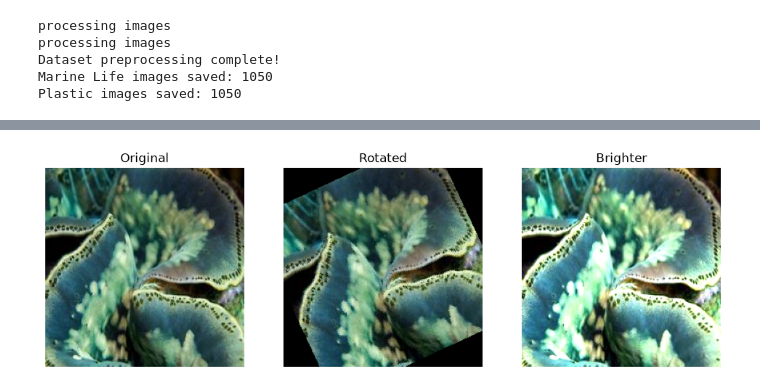
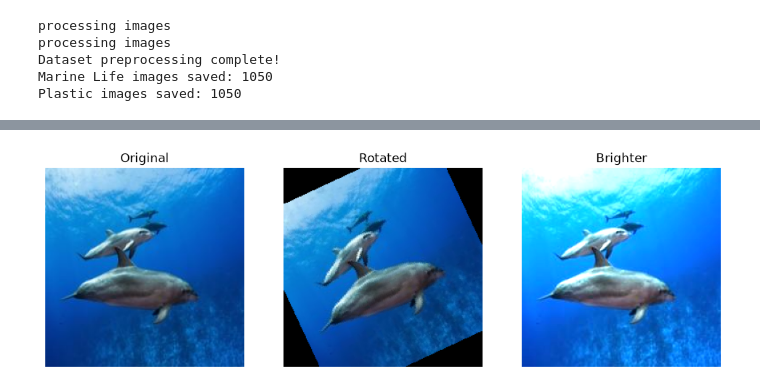
Before and after one commit to KinshukP/marine-debris-classifier, a Jupyter notebook: notebooks/week1_data_preprocessing.ipynb, the cells around one changed output, grey strips where cells are left out. Saved outputs shown, nothing was run; the diff lists cells and outputs as text; code cells hidden in the pictures.

Commit message:
Fixed image sampling errors

```diff
--- a/notebooks/week1_data_preprocessing.ipynb
+++ b/notebooks/week1_data_preprocessing.ipynb
@@ -191,26 +189,30 @@ plt.show()
 # %%
+from PIL import ImageEnhance
+
+sample = Image.open(sample_images[0])
+
 plt.figure(figsize=(12,4))
 
 plt.subplot(1,3,1)
 plt.imshow(sample)
 plt.title("Original")
 plt.axis("off")
 
 rotated = sample.rotate(25)
 
 plt.subplot(1,3,2)
 plt.imshow(rotated)
 plt.title("Rotated")
 plt.axis("off")
 
 enhancer = ImageEnhance.Brightness(sample)
 bright = enhancer.enhance(1.5)
 
 plt.subplot(1,3,3)
 plt.imshow(bright)
 plt.title("Brighter")
 plt.axis("off")
 
 plt.show()
 # %% [output]
-[figure, old version]
+[figure, new version]
```
Also changed, not shown: parts of 3 cells of this notebook.
